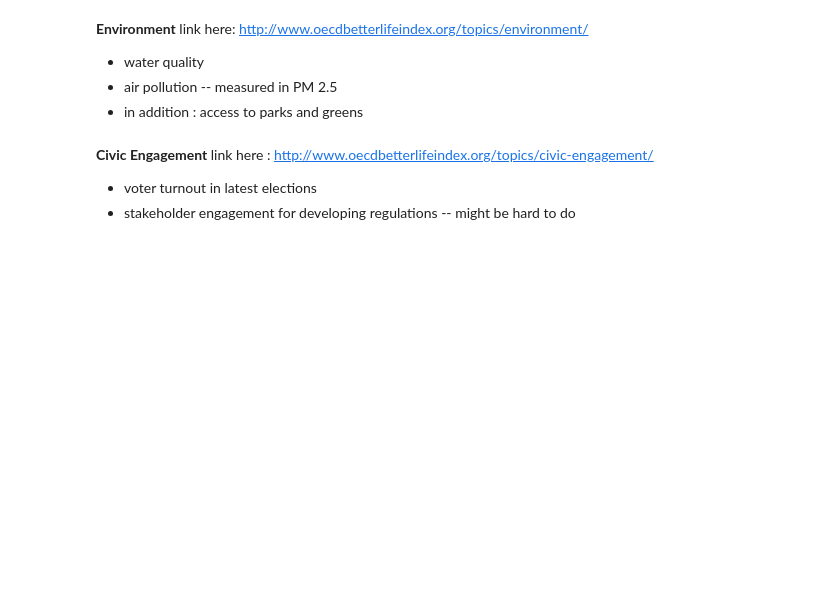
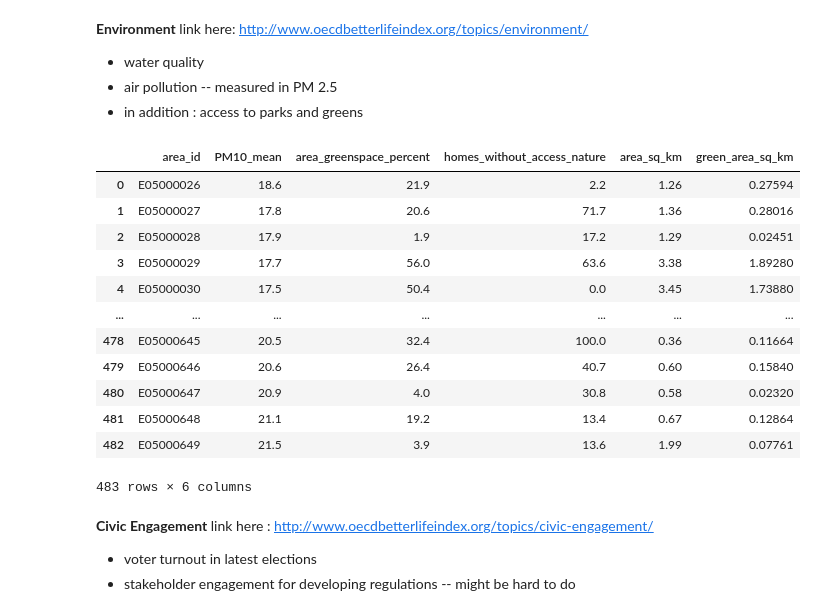
Before and after one commit to epfl-ada/ada-2020-project-milestone-p3-p3_datasurferz, a Jupyter notebook: p4.ipynb, the cells around one changed output. Drawn from its saved outputs; the diff is of its cells as text; code cells hidden in the pictures; blank space fills up the shorter version.

```diff
--- a/p4.ipynb
+++ b/p4.ipynb
@@ -172,3 +295,35 @@ link here: http://www.oecdbetterlifeindex.org/topics/environment/
+# %%
+#code here
+column_names = ['area_id','Annual Mean of Particulate Matter (PM10) 2011', '% area that is greenspace 2014',
+               '% homes with deficiency in access to nature 2012']
+
+environment = pd.DataFrame(data=master_data["environment"],columns=column_names)
+environment = environment.merge(ward_tesco, on='area_id', how='inner')
+column_names.append("area_sq_km")
+environment = environment[column_names]
+
+environment = environment.assign(green_area_sq_km= (environment[column_names[2]]/100)*environment[column_names[4]])
+
+environment.rename(columns= {'Annual Mean of Particulate Matter (PM10) 2011':"PM10_mean",
+                          '% area that is greenspace 2014': 'area_greenspace_percent',
+                          '% homes with deficiency in access to nature 2012': 'homes_without_access_nature'},
+                 inplace=True)
+# %%
+environment
+# %% [output]
+|  | area_id | PM10_mean | area_greenspace_percent | homes_without_access_nature | area_sq_km | green_area_sq_km |
+| 0 | E05000026 | 18.6 | 21.9 | 2.2 | 1.26 | 0.27594 |
+| 1 | E05000027 | 17.8 | 20.6 | 71.7 | 1.36 | 0.28016 |
+| 2 | E05000028 | 17.9 | 1.9 | 17.2 | 1.29 | 0.02451 |
+| 3 | E05000029 | 17.7 | 56.0 | 63.6 | 3.38 | 1.89280 |
+| 4 | E05000030 | 17.5 | 50.4 | 0.0 | 3.45 | 1.73880 |
+| ... | ... | ... | ... | ... | ... | ... |
+| 478 | E05000645 | 20.5 | 32.4 | 100.0 | 0.36 | 0.11664 |
+| 479 | E05000646 | 20.6 | 26.4 | 40.7 | 0.60 | 0.15840 |
+| 480 | E05000647 | 20.9 | 4.0 | 30.8 | 0.58 | 0.02320 |
+| 481 | E05000648 | 21.1 | 19.2 | 13.4 | 0.67 | 0.12864 |
+| 482 | E05000649 | 21.5 | 3.9 | 13.6 | 1.99 | 0.07761 |
+483 rows × 6 columns
 # %% [markdown]
 **Civic Engagement**
 link here : http://www.oecdbetterlifeindex.org/topics/civic-engagement/
```
Also changed, not shown: parts of 32 cells of this notebook.
